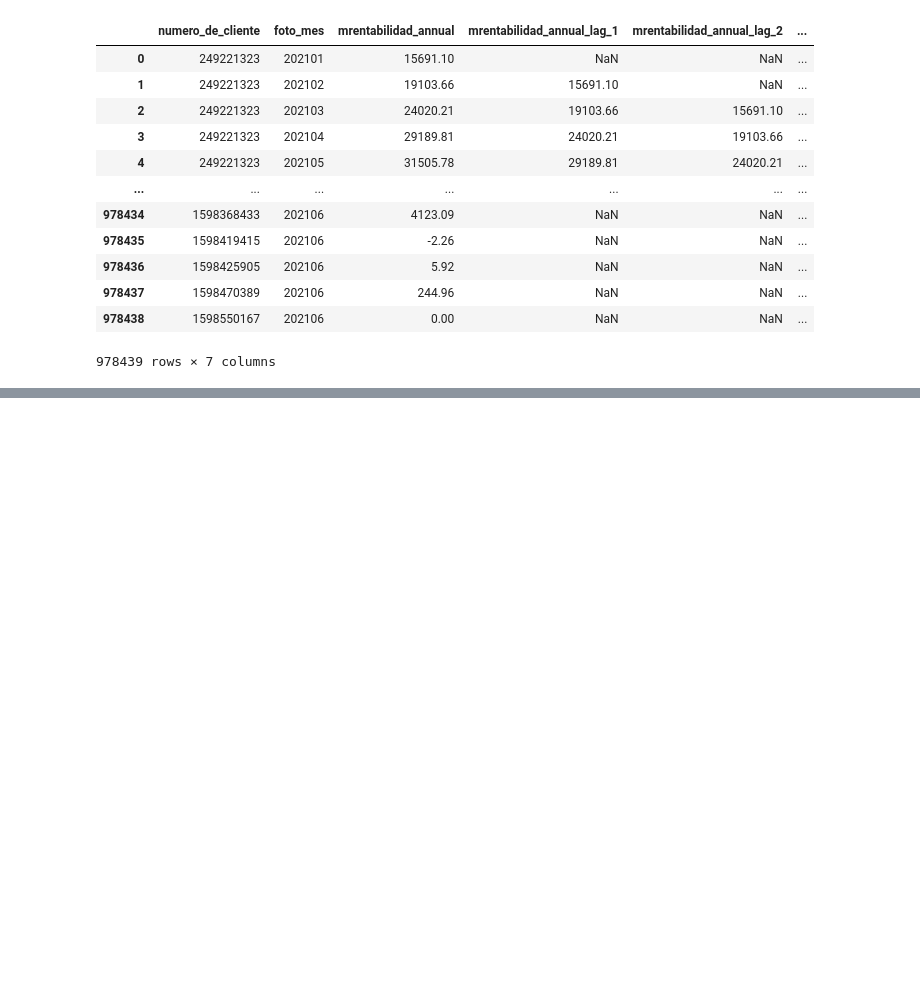
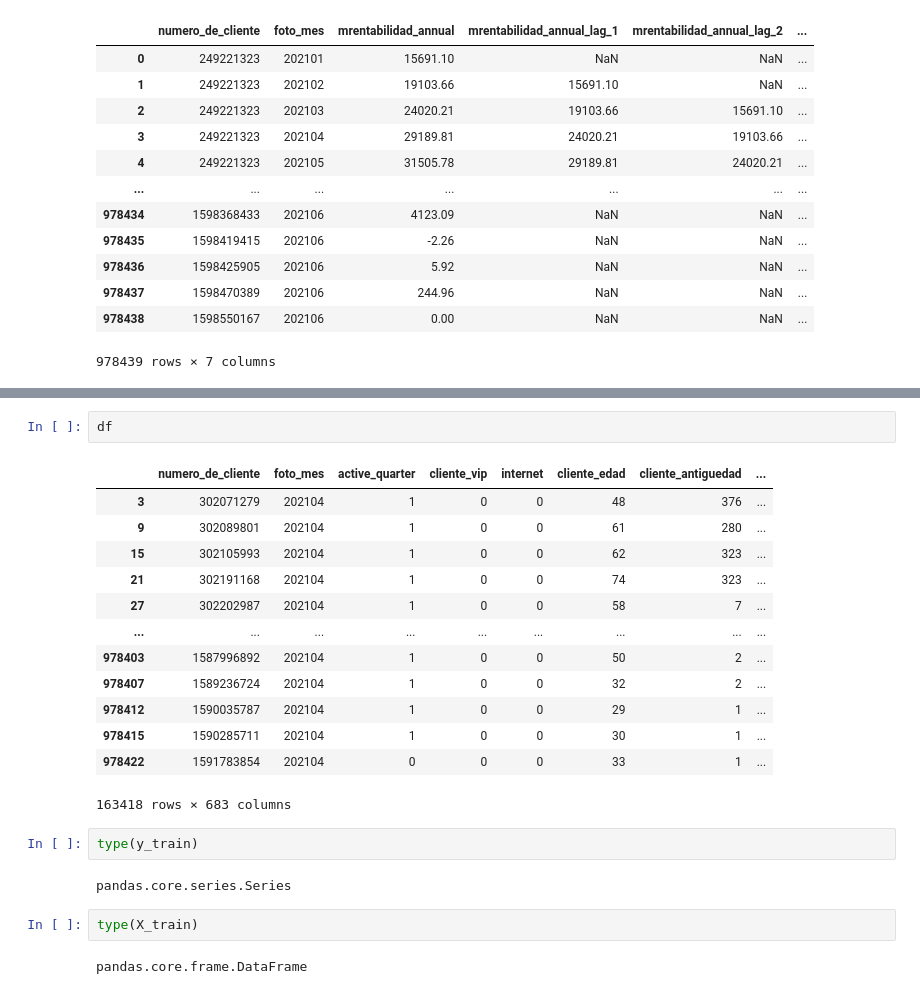
Before and after one commit to CLCHRISLOMBARDO/bank-churn-prediction, a Jupyter notebook: segmentacion.ipynb, the cells around one changed output, grey strips where cells are left out. Cells and saved outputs as stored; diff of their text form; blank space fills up the shorter version.

```diff
--- a/segmentacion.ipynb
+++ b/segmentacion.ipynb
@@ -146,0 +149,24 @@ df = df_3.loc[f]
+# %%
+df
+# %% [output]
+|  | numero_de_cliente | foto_mes | active_quarter | cliente_vip | internet | cliente_edad | cliente_antiguedad | ... |
+| 3 | 302071279 | 202104 | 1 | 0 | 0 | 48 | 376 | ... |
+| 9 | 302089801 | 202104 | 1 | 0 | 0 | 61 | 280 | ... |
+| 15 | 302105993 | 202104 | 1 | 0 | 0 | 62 | 323 | ... |
+| 21 | 302191168 | 202104 | 1 | 0 | 0 | 74 | 323 | ... |
+| 27 | 302202987 | 202104 | 1 | 0 | 0 | 58 | 7 | ... |
+| ... | ... | ... | ... | ... | ... | ... | ... | ... |
+| 978403 | 1587996892 | 202104 | 1 | 0 | 0 | 50 | 2 | ... |
+| 978407 | 1589236724 | 202104 | 1 | 0 | 0 | 32 | 2 | ... |
+| 978412 | 1590035787 | 202104 | 1 | 0 | 0 | 29 | 1 | ... |
+| 978415 | 1590285711 | 202104 | 1 | 0 | 0 | 30 | 1 | ... |
+| 978422 | 1591783854 | 202104 | 0 | 0 | 0 | 33 | 1 | ... |
+163418 rows × 683 columns
+# %%
+type(y_train)
+# %% [output]
+pandas.core.series.Series
+# %%
+type(X_train)
+# %% [output]
+pandas.core.frame.DataFrame
```
Also changed, not shown: parts of 5 cells of this notebook, 1 other file.
